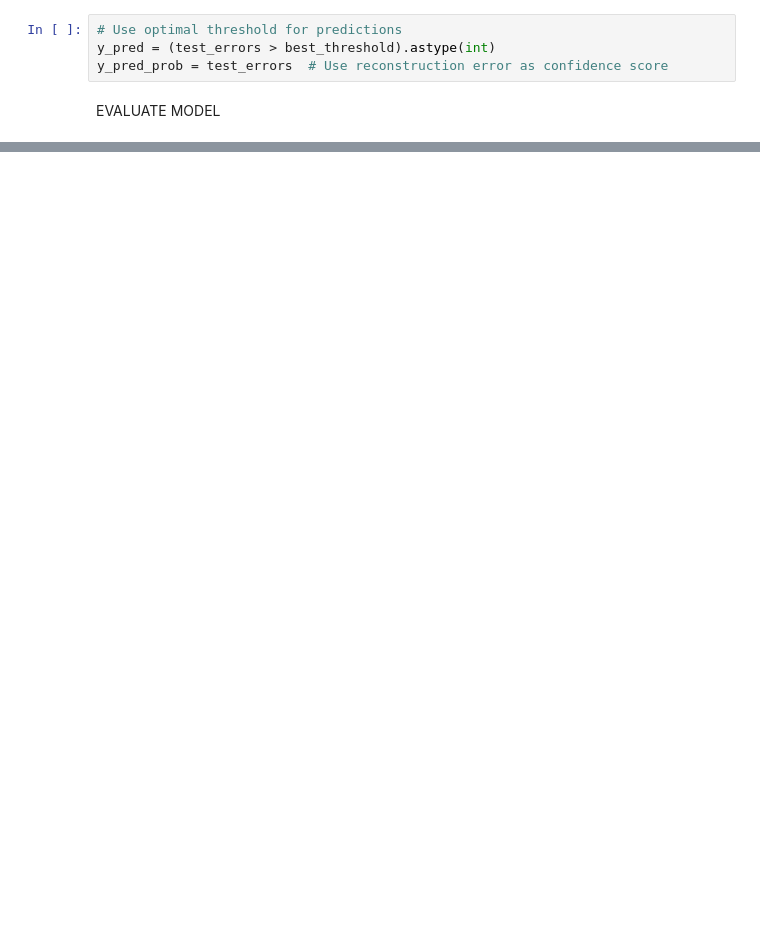
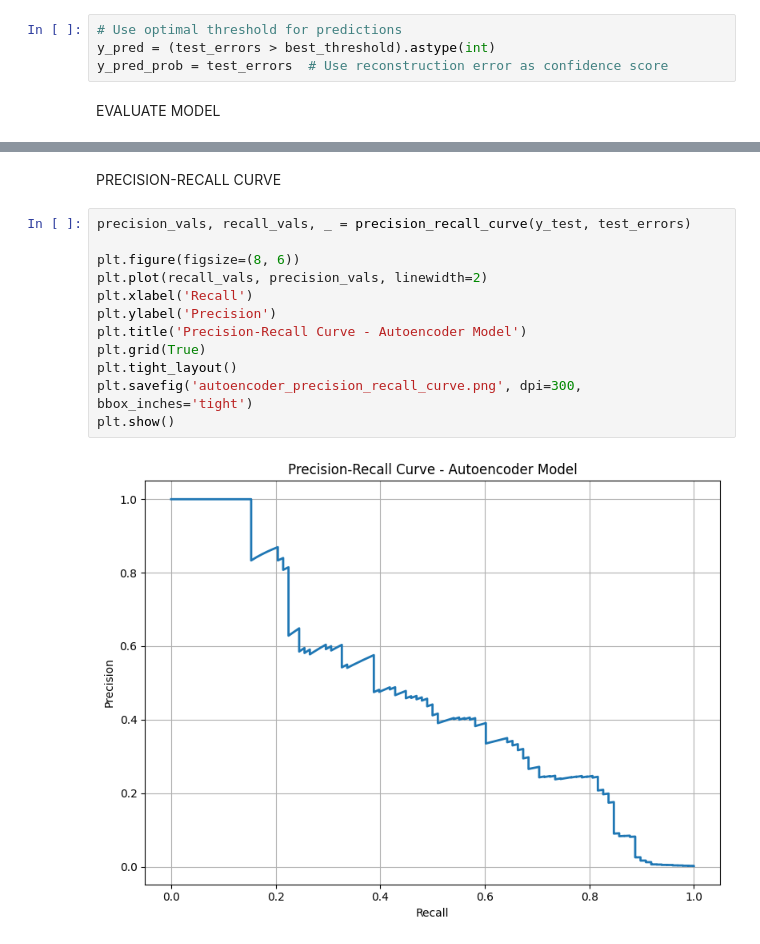
Before and after one commit to ishehara/credit-card-fraud-detection, a Jupyter notebook: Autoencoder.ipynb, the cells around one changed output, grey strips where cells are left out. Saved outputs shown, nothing was run; the diff lists cells and outputs as text; blank space fills up the shorter version.

```diff
--- a/Autoencoder.ipynb
+++ b/Autoencoder.ipynb
@@ -366,0 +335,16 @@ ROC-AUC:   0.9611
+# %% [markdown]
+PRECISION-RECALL CURVE
+# %%
+precision_vals, recall_vals, _ = precision_recall_curve(y_test, test_errors)
+
+plt.figure(figsize=(8, 6))
+plt.plot(recall_vals, precision_vals, linewidth=2)
+plt.xlabel('Recall')
+plt.ylabel('Precision')
+plt.title('Precision-Recall Curve - Autoencoder Model')
+plt.grid(True)
+plt.tight_layout()
+plt.savefig('autoencoder_precision_recall_curve.png', dpi=300, bbox_inches='tight')
+plt.show()
+# %% [output]
+[figure, added]
```
Also changed, not shown: parts of 15 cells of this notebook, 1 other file.
